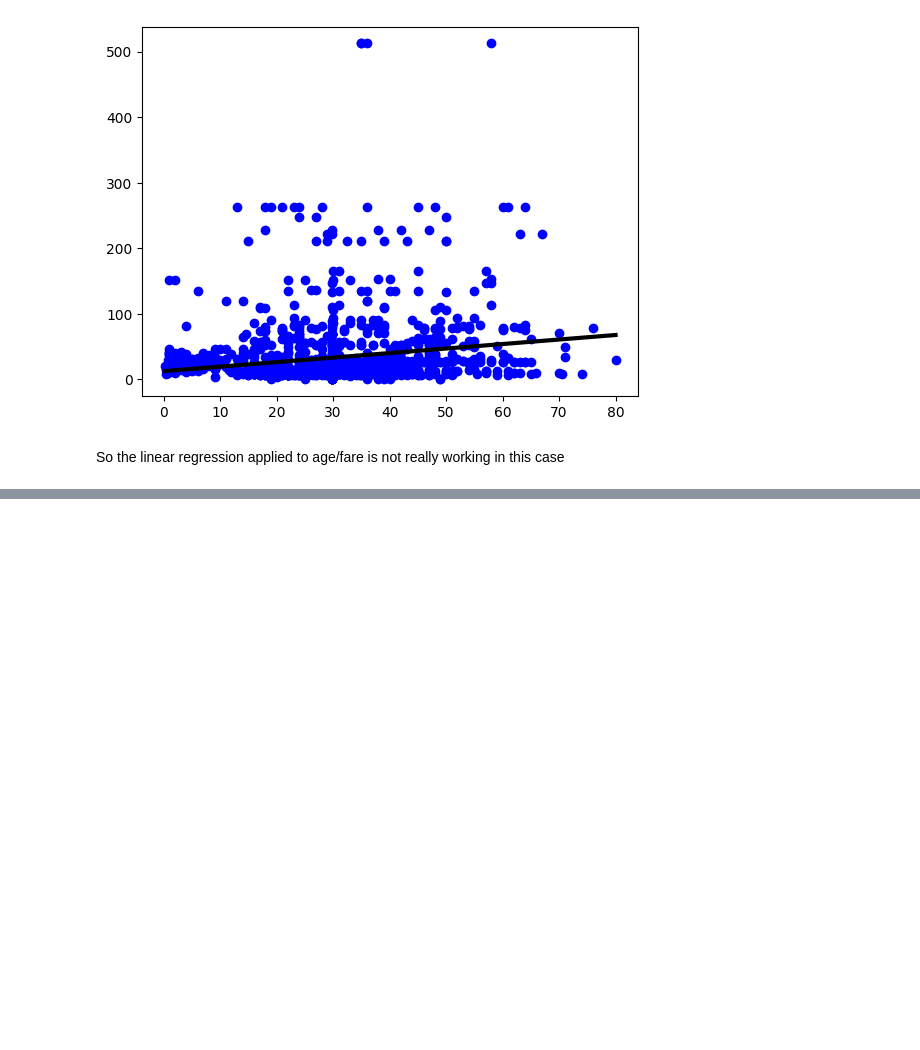
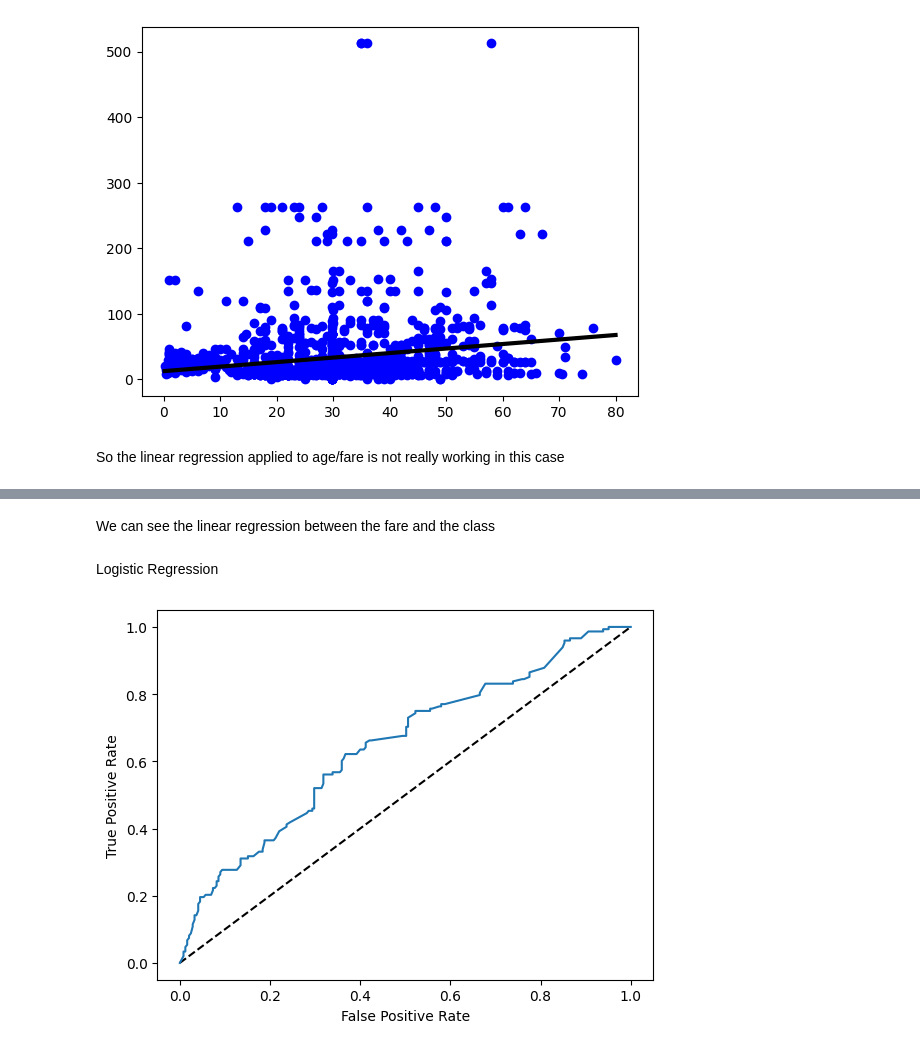
Before and after one commit to SimonLab/titanic-models, a Jupyter notebook: regression-model.ipynb, the cells around one changed output, grey strips where cells are left out. Saved outputs shown, nothing was run; the diff lists cells and outputs as text; code cells hidden in the pictures; blank space fills up the shorter version.

```diff
--- a/regression-model.ipynb
+++ b/regression-model.ipynb
@@ -85,0 +139,49 @@ So the linear regression applied to age/fare is not really working in this case
+# %% [markdown]
+We can see the linear regression between the fare and the class
+# %% [markdown]
+Logistic Regression
+# %%
+from sklearn.linear_model import LogisticRegression
+from sklearn.model_selection import train_test_split
+from sklearn import metrics
+import matplotlib.pyplot as plt
+from sklearn.metrics import roc_curve
+
+# features all except price
+features = titanic.drop('Survived', axis=1).values
+targets =  titanic['Survived'].values
+
+# take the fare
+feature_fare = features[:,8]
+
+
+from sklearn.impute import SimpleImputer
+imp = SimpleImputer(missing_values=np.nan, strategy='mean')
+feature_fare = feature_fare.reshape(-1, 1)
+imp.fit(feature_fare)
+feature_fare = imp.transform(feature_fare)
+
+# targets = targets.reshape(-1, 1)
+# imp.fit(targets)
+# targets = imp.transform(targets)
+
+X_train, X_test, y_train, y_test = train_test_split(feature_fare, targets, test_size=0.3,
+                                                    random_state=42, stratify=targets)
+logreg = LogisticRegression()
+logreg.fit(X_train, y_train)
+y_pred = logreg.predict(X_test)
+y_pred[:20]
+
+
+#define metrics
+y_pred_proba = logreg.predict_proba(X_test)[::,1]
+fpr, tpr, _ = metrics.roc_curve(y_test,  y_pred_proba)
+
+#create ROC curve
+plt.plot([0, 1], [0, 1], 'k--')
+plt.plot(fpr,tpr)
+plt.ylabel('True Positive Rate')
+plt.xlabel('False Positive Rate')
+plt.show()
+# %% [output]
+[figure, added]
```
Also changed, not shown: parts of 1 cell of this notebook.
